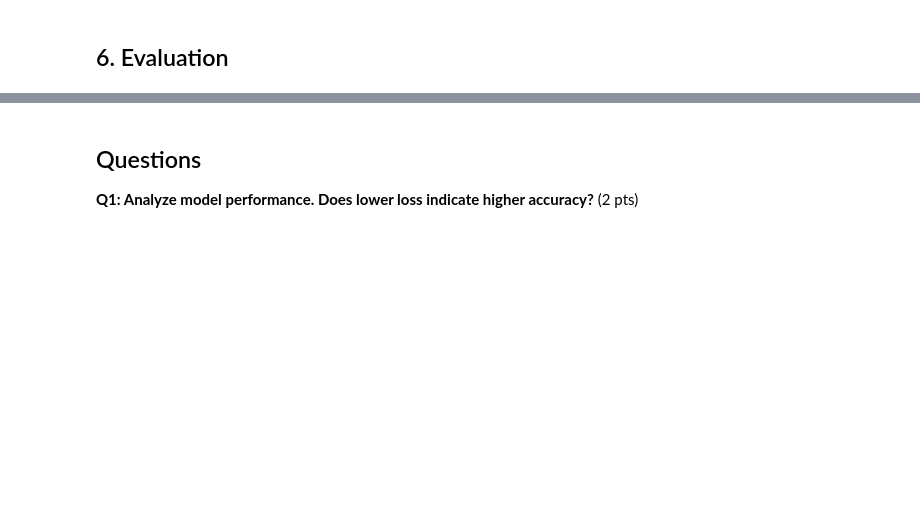
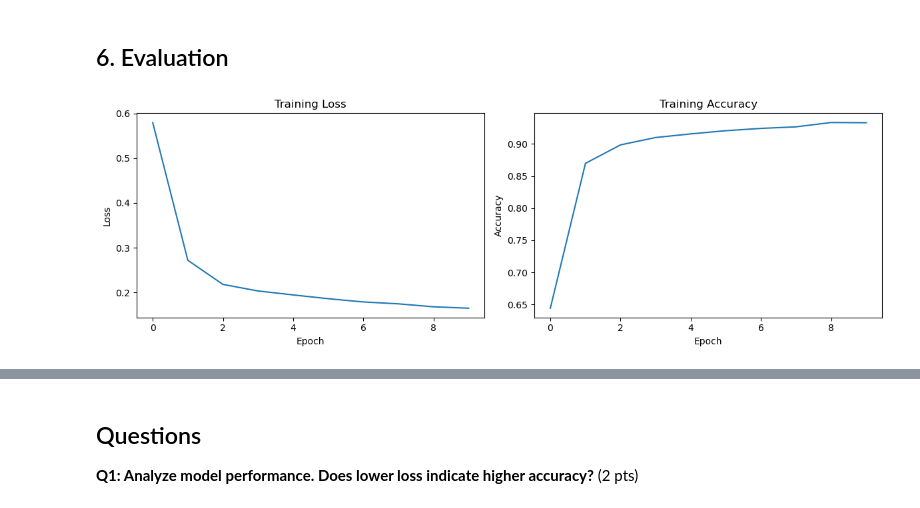
Before and after one commit to samkorostov/EE467, a Jupyter notebook: hw/hw3/homework-3-student.ipynb, the cells around one changed output, grey strips where cells are left out. Saved outputs shown, nothing was run; the diff lists cells and outputs as text; code cells hidden in the pictures; blank space fills up the shorter version.

```diff
--- a/hw/hw3/homework-3-student.ipynb
+++ b/hw/hw3/homework-3-student.ipynb
@@ -122,7 +168,7 @@ EMBEDDING_DIMS = 10
 ## [ TODO 4 ] Create TruncatedSVD and fit_transform co-occurrence matrix
 # svd = TruncatedSVD(n_components=EMBEDDING_DIMS, n_iter=20, random_state=42)
 # embedding_svd = svd.fit_transform(cooccurrence_urls)
-embedding_svd = NotImplemented
+embedding_svd = TruncatedSVD(n_components=EMBEDDING_DIMS, n_iter=20, random_state=42).fit_transform(cooccurrence_urls)
 
 assert embedding_svd.shape == (len(n2i_urls)+1, EMBEDDING_DIMS)
 # %% [markdown]
@@ -132,5 +178,5 @@ import torch
 import torch.nn as nn
 from torch.utils.data import Dataset, DataLoader
 
-device = torch.device('cuda' if torch.cuda.is_available() else 'cpu')
+device = torch.device('cuda' if torch.cuda.is_available() else 'mps' if torch.backends.mps.is_available() else 'cpu')
 print(f'Device: {device}')
@@ -142,11 +190,12 @@ def transform_urls(urls, padded_len, n, n2i_mapping, pad_symbol='\x01'):
 
     for i, url in enumerate(urls):
         ## [ TODO 5.1 ] Pad URL to padded_len
-        raise NotImplementedError
+        if len(url) < padded_len:
+            url = url + pad_symbol * (padded_len - len(url))
 
         ## [ TODO 5.2 ] Convert N-grams to indices
         for j, ngram in enumerate(iter_ngrams(url, n)):
-            raise NotImplementedError
+            batch[i, j] = n2i_mapping.get(ngram, unknown_idx)
 
     return batch
 # %%
@@ -207,9 +271,14 @@ def train_epoch(model, loader, criterion, optimizer):
     total_loss, correct, total = 0, 0, 0
     for x, y in loader:
         x, y = x.to(device), y.to(device)
-        ## [ TODO 7 ] Training step
-        # optimizer.zero_grad(), forward, loss, backward, step
-        raise NotImplementedError
+        optimizer.zero_grad()
+        out = model(x)
+        loss = criterion(out, y)
+        loss.backward()
+        optimizer.step()
+        total_loss += loss.item() * len(y)
+        correct += ((out > 0.5) == y).sum().item()
+        total += len(y)
     return total_loss / total, correct / total
 
 def evaluate(model, loader, criterion):
@@ -254,0 +322,23 @@ raise NotImplementedError
+# %%
+import matplotlib.pyplot as plt
+
+## [ TODO 8 ] Plot loss and accuracy curves
+loss = history['loss']
+acc = history['acc']
+
+fig, (ax1, ax2) = plt.subplots(1, 2, figsize=(12, 4))
+
+ax1.plot(loss)
+ax1.set_title('Training Loss')
+ax1.set_xlabel('Epoch')
+ax1.set_ylabel('Loss')
+
+ax2.plot(acc)
+ax2.set_title('Training Accuracy')
+ax2.set_xlabel('Epoch')
+ax2.set_ylabel('Accuracy')
+
+plt.tight_layout()
+plt.show()
+# %% [output]
+[figure, added]
```
Also changed, not shown: parts of 17 cells of this notebook, 1 other file.
